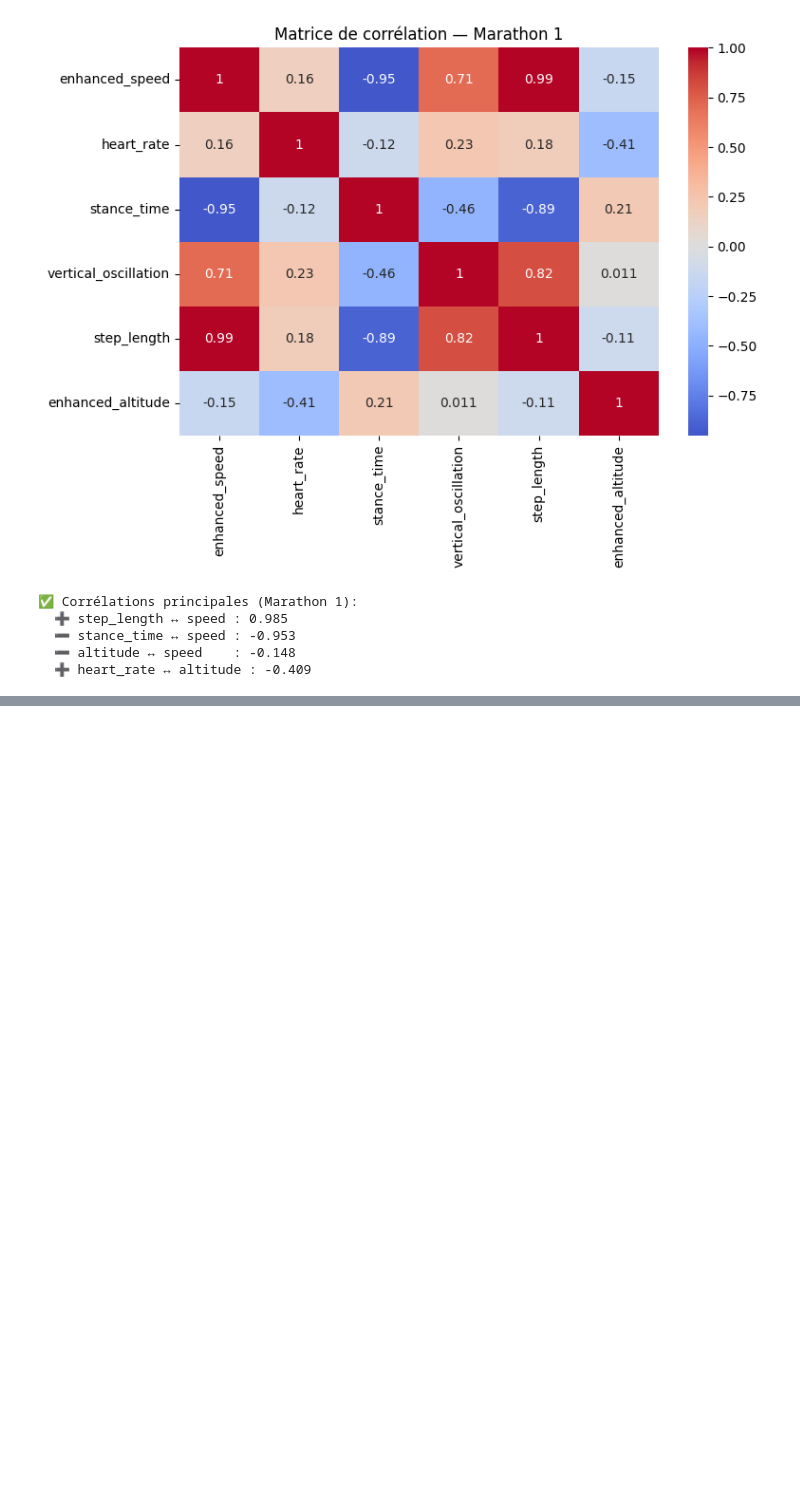
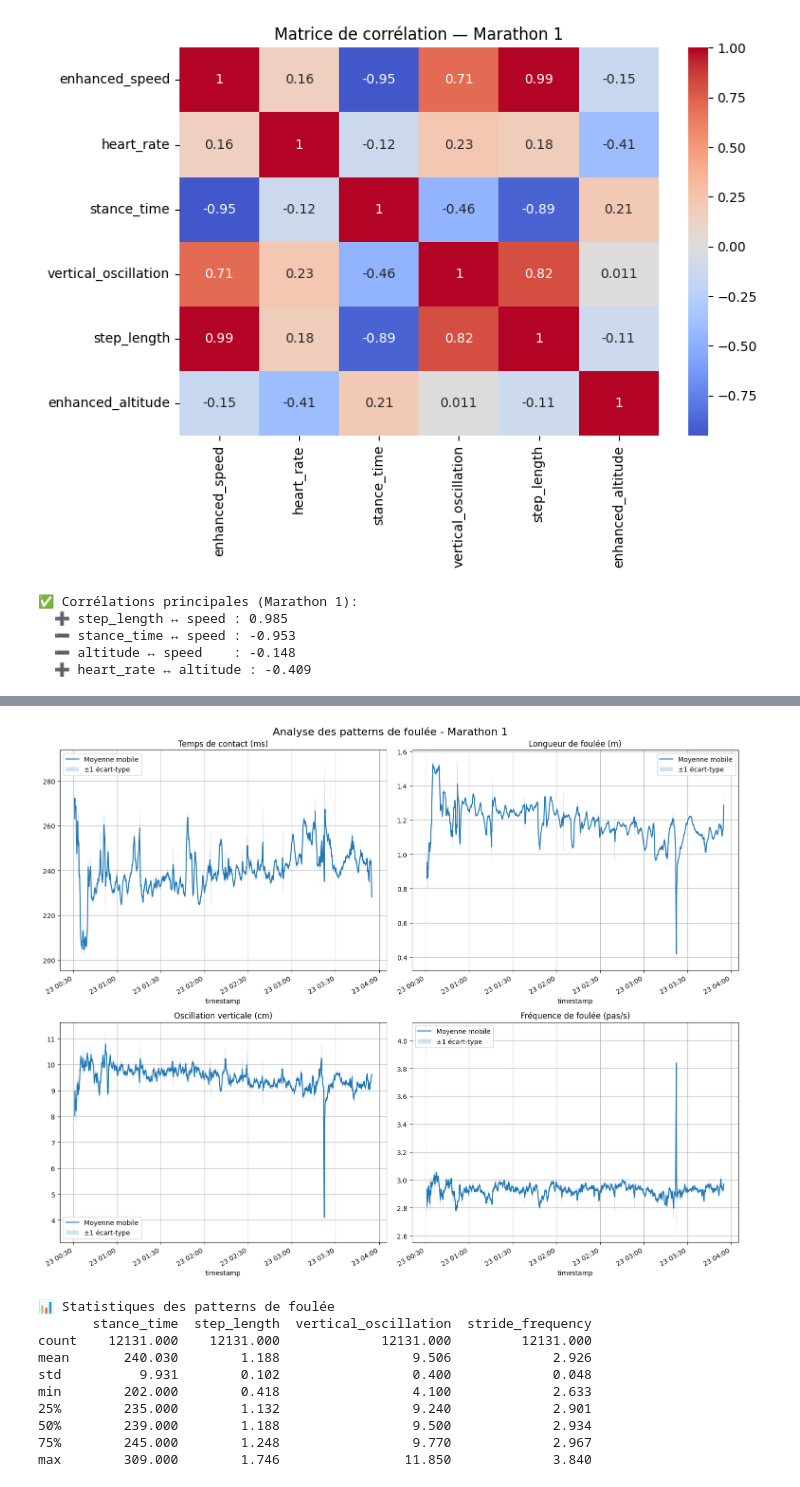
Before and after one commit to MatSouesme/Strava_ML_TimeSeries, a Jupyter notebook: Biomecanique.ipynb, the cells around one changed output, grey strips where cells are left out. Drawn from its saved outputs; the diff is of its cells as text; code cells hidden in the pictures; blank space fills up the shorter version.

```diff
--- a/Biomecanique.ipynb
+++ b/Biomecanique.ipynb
@@ -180,0 +329,65 @@ plot_correlations(marathon1_clean, "Marathon 1")
+# %%
+# Analyse des cycles de foulée
+from scipy.signal import find_peaks
+
+def analyze_stride_patterns(ts, course_name, window='30s'):
+    """
+    Analyse les patterns de foulée et leur variabilité
+    """
+    # Calcul des métriques dérivées
+    stride_metrics = pd.DataFrame({
+        'stance_time': ts['stance_time'],
+        'step_length': ts['step_length'],
+        'vertical_oscillation': ts['vertical_oscillation'],
+        'stride_frequency': ts['stride_frequency']
+    })
+
+    # Calcul des statistiques glissantes
+    rolling_stats = stride_metrics.rolling(window=window).agg(['mean', 'std'])
+
+    # Visualisation
+    fig, axes = plt.subplots(2, 2, figsize=(15, 12))
+    fig.suptitle(f'Analyse des patterns de foulée - {course_name}', size=16)
+
+    metrics = list(stride_metrics.columns)
+    titles = ['Temps de contact (ms)', 'Longueur de foulée (m)',
+             'Oscillation verticale (cm)', 'Fréquence de foulée (pas/s)']
+
+    for (metric, title), ax in zip(zip(metrics, titles), axes.flat):
+        # Données et moyenne mobile
+        rolling_stats[metric]['mean'].plot(ax=ax, label='Moyenne mobile')
+
+        # Intervalle de confiance
+        ax.fill_between(rolling_stats.index,
+                       rolling_stats[metric]['mean'] - rolling_stats[metric]['std'],
+                       rolling_stats[metric]['mean'] + rolling_stats[metric]['std'],
+                       alpha=0.2, label='±1 écart-type')
+
+        ax.set_title(title)
+        ax.legend()
+        ax.grid(True)
+
+    plt.tight_layout()
+    plt.show()
+
+    # Statistiques globales
+    print("\n📊 Statistiques des patterns de foulée")
+    stats = stride_metrics.describe()
+    print(stats.round(3))
+
+    return stats
+
+# Analyse du Marathon 1
+stride_stats = analyze_stride_patterns(time_series['Marathon 1'], 'Marathon 1')
+# %% [output]
+[figure, added]
+📊 Statistiques des patterns de foulée
+       stance_time  step_length  vertical_oscillation  stride_frequency
+count    12131.000    12131.000             12131.000         12131.000
+mean       240.030        1.188                 9.506             2.926
+std          9.931        0.102                 0.400             0.048
+min        202.000        0.418                 4.100             2.633
+25%        235.000        1.132                 9.240             2.901
+50%        239.000        1.188                 9.500             2.934
+75%        245.000        1.248                 9.770             2.967
+max        309.000        1.746                11.850             3.840
```
Also changed, not shown: parts of 11 cells of this notebook.
